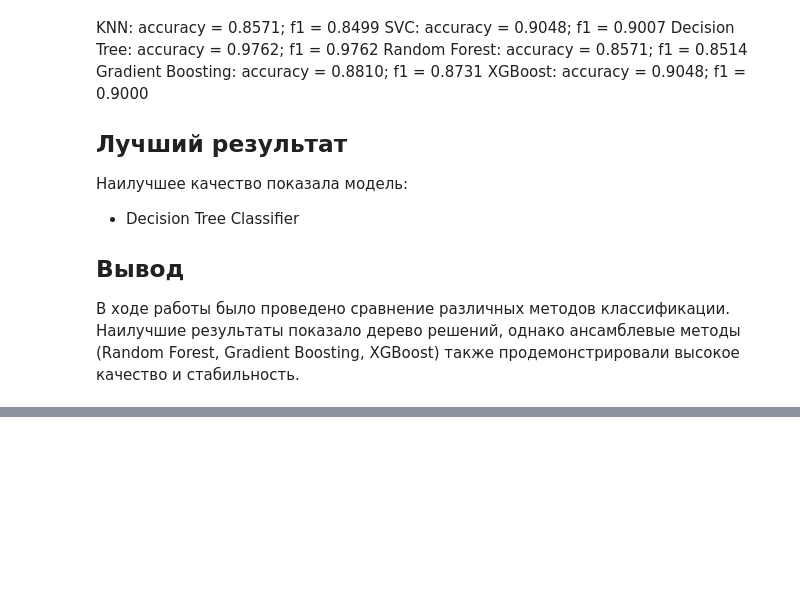
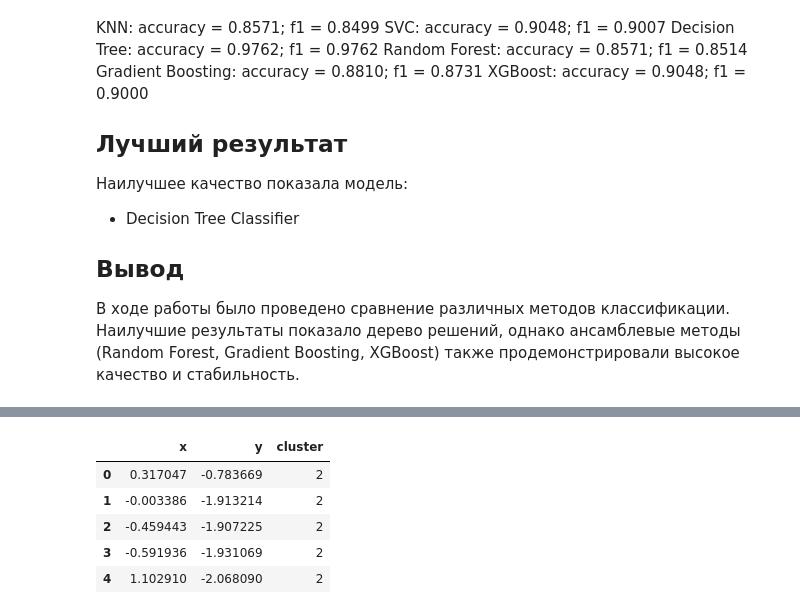
Before and after one commit to incubus-glitch/seeds, a Jupyter notebook: notebooks/claassifier-seeds.ipynb, the cells around one changed output, grey strips where cells are left out. Cells and saved outputs as stored; diff of their text form; code cells hidden in the pictures; blank space fills up the shorter version.

```diff
--- a/notebooks/claassifier-seeds.ipynb
+++ b/notebooks/claassifier-seeds.ipynb
@@ -459,0 +528,17 @@ XGBoost: accuracy = 0.9048; f1 = 0.9000
+# %%
+pca = PCA(n_components=2)
+X_pca = pca.fit_transform(df_scaled)
+df_scaled_pca = pd.DataFrame(
+    X_pca,
+    columns=['x', 'y'],
+)
+
+df_scaled_pca['cluster'] = pred
+df_scaled_pca.head()
+# %% [output]
+|  | x | y | cluster |
+| 0 | 0.317047 | -0.783669 | 2 |
+| 1 | -0.003386 | -1.913214 | 2 |
+| 2 | -0.459443 | -1.907225 | 2 |
+| 3 | -0.591936 | -1.931069 | 2 |
+| 4 | 1.102910 | -2.068090 | 2 |
```
Also changed, not shown: parts of 16 cells of this notebook.
